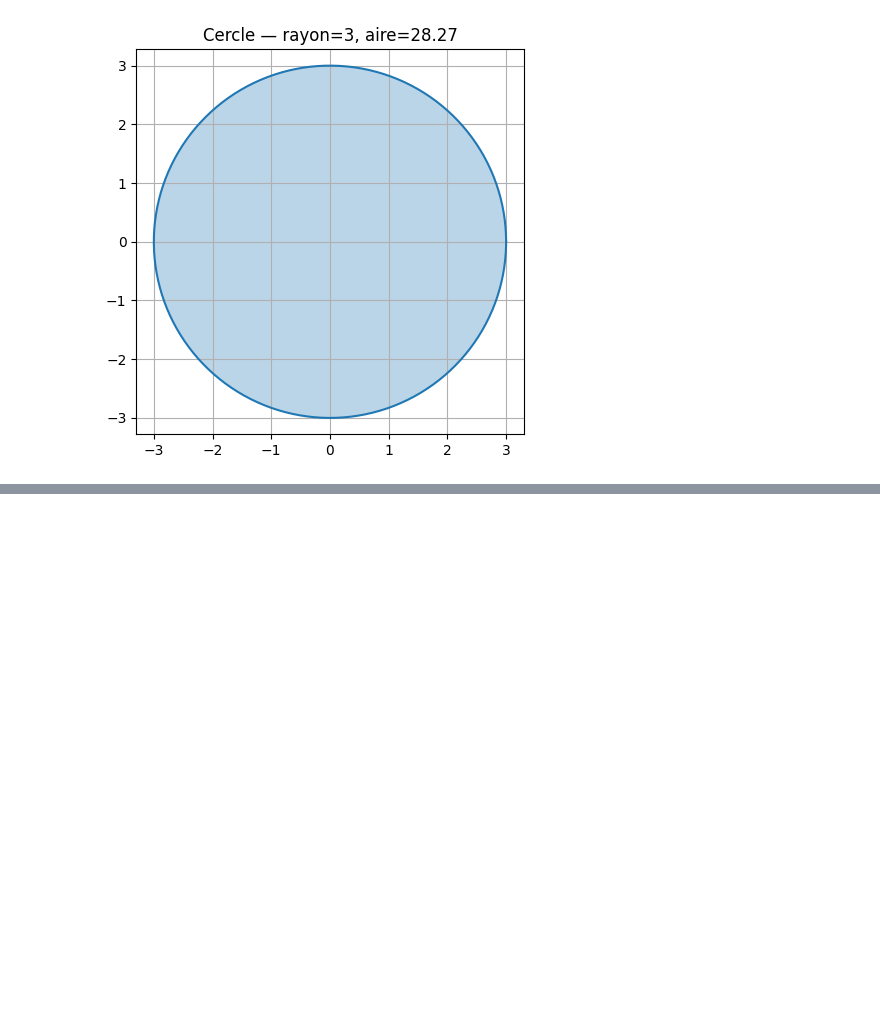
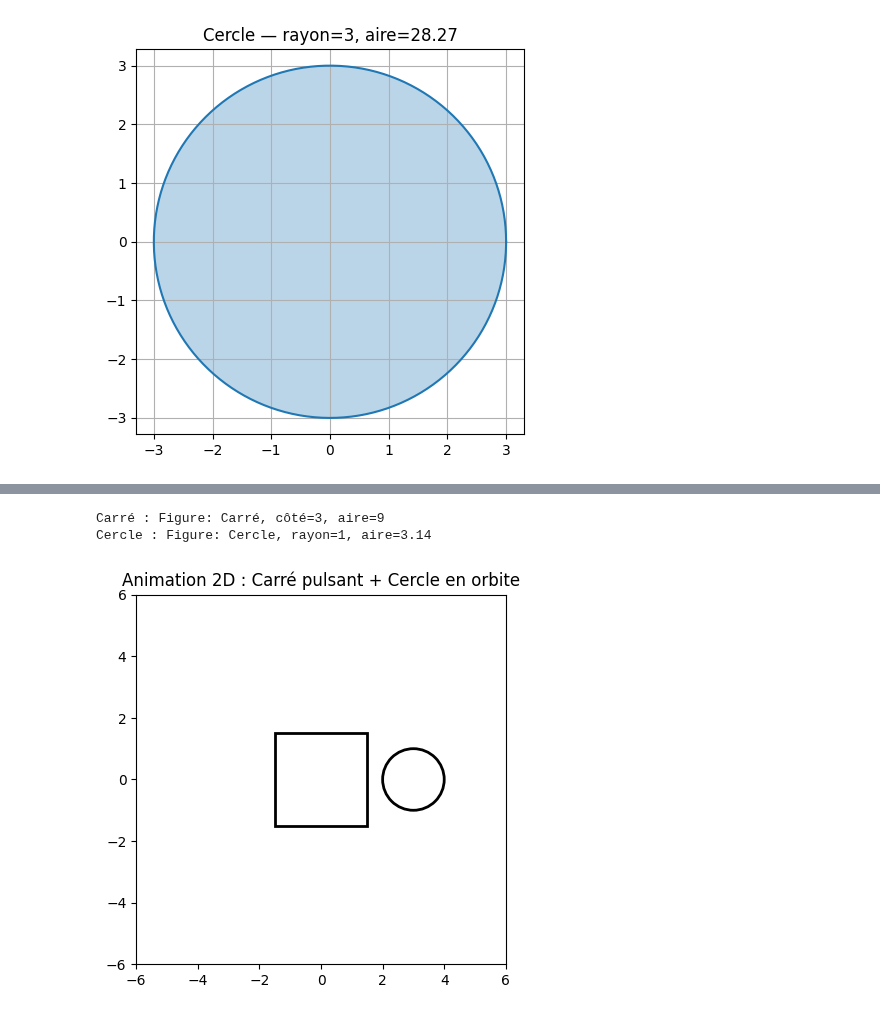
Before and after one commit to CollegeBoreal/INF1042-203-25A-04, a Jupyter notebook: 8.OOP/300151262/RAPPORT.ipynb, the cells around one changed output, grey strips where cells are left out. Drawn from its saved outputs; the diff is of its cells as text; code cells hidden in the pictures; blank space fills up the shorter version.

```diff
--- a/8.OOP/300151262/RAPPORT.ipynb
+++ b/8.OOP/300151262/RAPPORT.ipynb
@@ -66,0 +176,79 @@ afficher_cercle(c2)
+# %%
+"""
+Animation 2D : Carré pulsant et Cercle en orbite
+Auteur : [ton ID]
+Date : 2025-11-26
+"""
+
+from carre import Carre
+from cercle import Cercle
+from matplotlib.animation import FuncAnimation
+
+
+def animation_2d(cote_base=3, rayon=1):
+    # Objets POO (tes classes héritées)
+    carre = Carre(cote_base)
+    cercle = Cercle(rayon)
+
+    print("Carré :", carre.afficher_info())
+    print("Cercle :", cercle.afficher_info())
+
+    # Préparation figure
+    fig, ax = plt.subplots()
+    ax.set_aspect("equal")
+    ax.set_xlim(-6, 6)
+    ax.set_ylim(-6, 6)
+    ax.set_title("Animation 2D : Carré pulsant + Cercle en orbite")
+
+    # --- Carré (initial) ---
+    carre_centre = (0, 0)
+    cote = cote_base
+
+    # Patch pour dessiner le carré
+    carre_patch = plt.Rectangle(
+        (carre_centre[0] - cote/2, carre_centre[1] - cote/2),
+        cote, cote,
+        fill=False, linewidth=2
+    )
+    ax.add_patch(carre_patch)
+
+    # --- Cercle (initial) ---
+    cercle_patch = plt.Circle((3, 0), rayon, fill=False, linewidth=2)
+    ax.add_patch(cercle_patch)
+
+    # Animation
+    def update(frame):
+        # --- Carré qui pulse ---
+        facteur = 1 + 0.3 * np.sin(frame / 10)
+        cote_pulse = cote_base * facteur
+
+        carre_patch.set_width(cote_pulse)
+        carre_patch.set_height(cote_pulse)
+        carre_patch.set_xy((
+            carre_centre[0] - cote_pulse/2,
+            carre_centre[1] - cote_pulse/2
+        ))
+
+        # --- Cercle en orbite ---
+        angle = frame / 15
+        x = 4 * np.cos(angle)
+        y = 4 * np.sin(angle)
+        cercle_patch.center = (x, y)
+
+        return carre_patch, cercle_patch
+
+    ani = FuncAnimation(fig, update, frames=300, interval=30, blit=False)
+
+    plt.show()
+
+    # Si Jupyter Notebook :
+    # from IPython.display import HTML
+    # HTML(ani.to_jshtml())
+
+
+if __name__ == "__main__":
+    animation_2d()
+# %% [output]
+Carré : Figure: Carré, côté=3, aire=9
+Cercle : Figure: Cercle, rayon=1, aire=3.14
+[figure, added]
```
Also changed, not shown: parts of 2 cells of this notebook.
